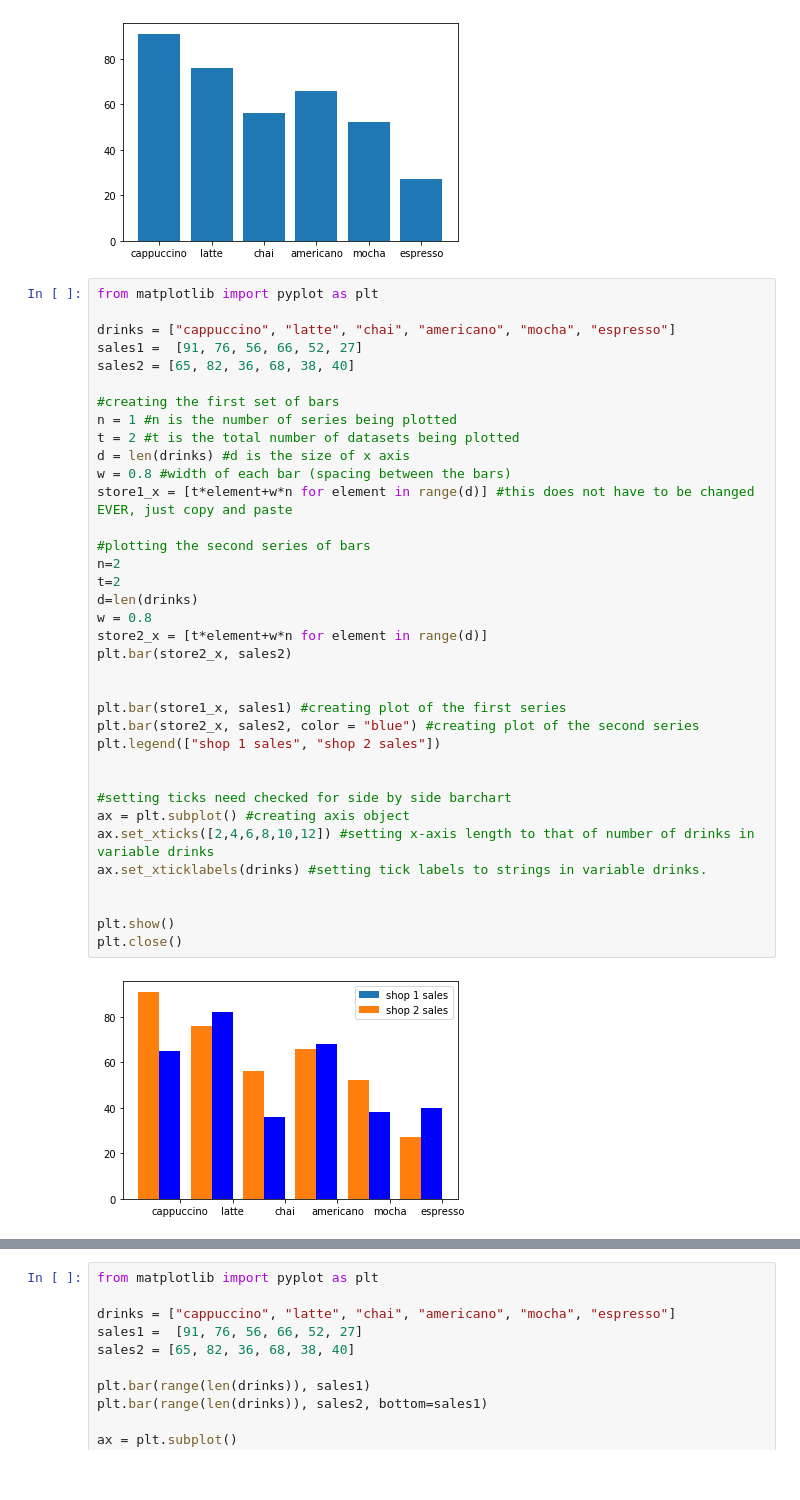
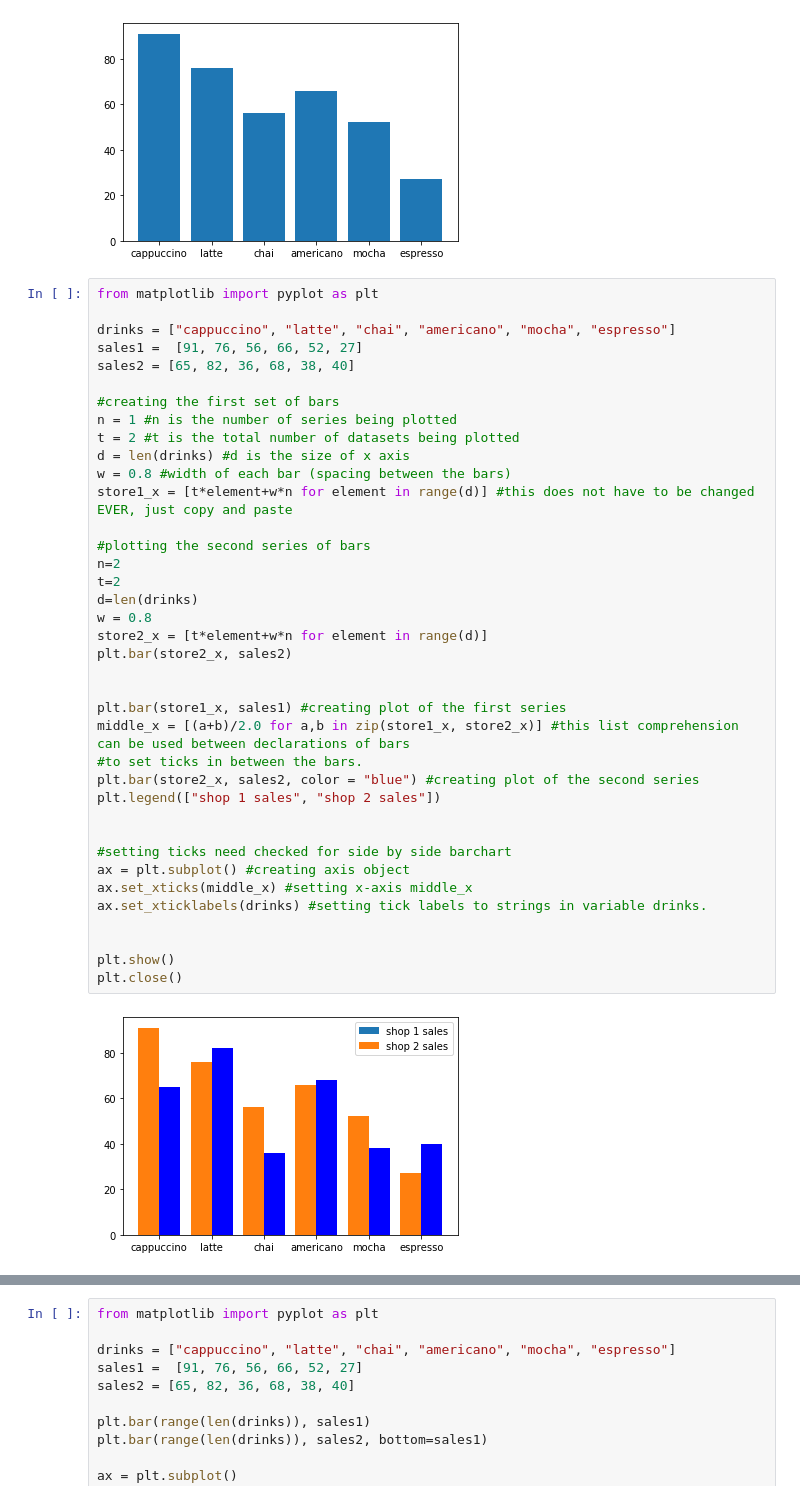
Before and after one commit to wglebster/CodeAcademy, a Jupyter notebook: MPL Plot types.ipynb, the cells around one changed output, grey strips where cells are left out. Drawn from its saved outputs; the diff is of its cells as text.

```diff
--- a/MPL Plot types.ipynb
+++ b/MPL Plot types.ipynb
@@ -25,32 +25,34 @@ sales2 = [65, 82, 36, 68, 38, 40]
 
 #creating the first set of bars
 n = 1 #n is the number of series being plotted
 t = 2 #t is the total number of datasets being plotted
 d = len(drinks) #d is the size of x axis
 w = 0.8 #width of each bar (spacing between the bars)
 store1_x = [t*element+w*n for element in range(d)] #this does not have to be changed EVER, just copy and paste
 
 #plotting the second series of bars
 n=2
 t=2
 d=len(drinks)
 w = 0.8
 store2_x = [t*element+w*n for element in range(d)]
 plt.bar(store2_x, sales2)
 
 
 plt.bar(store1_x, sales1) #creating plot of the first series
+middle_x = [(a+b)/2.0 for a,b in zip(store1_x, store2_x)] #this list comprehension can be used between declarations of bars
+#to set ticks in between the bars.
 plt.bar(store2_x, sales2, color = "blue") #creating plot of the second series
 plt.legend(["shop 1 sales", "shop 2 sales"])
 
 
 #setting ticks need checked for side by side barchart
 ax = plt.subplot() #creating axis object
-ax.set_xticks([2,4,6,8,10,12]) #setting x-axis length to that of number of drinks in variable drinks
+ax.set_xticks(middle_x) #setting x-axis middle_x
 ax.set_xticklabels(drinks) #setting tick labels to strings in variable drinks.
 
 
 plt.show()
 plt.close()
 # %% [output]
-[figure, old version]
+[figure, new version]
```
Also changed, not shown: parts of 5 cells of this notebook.
